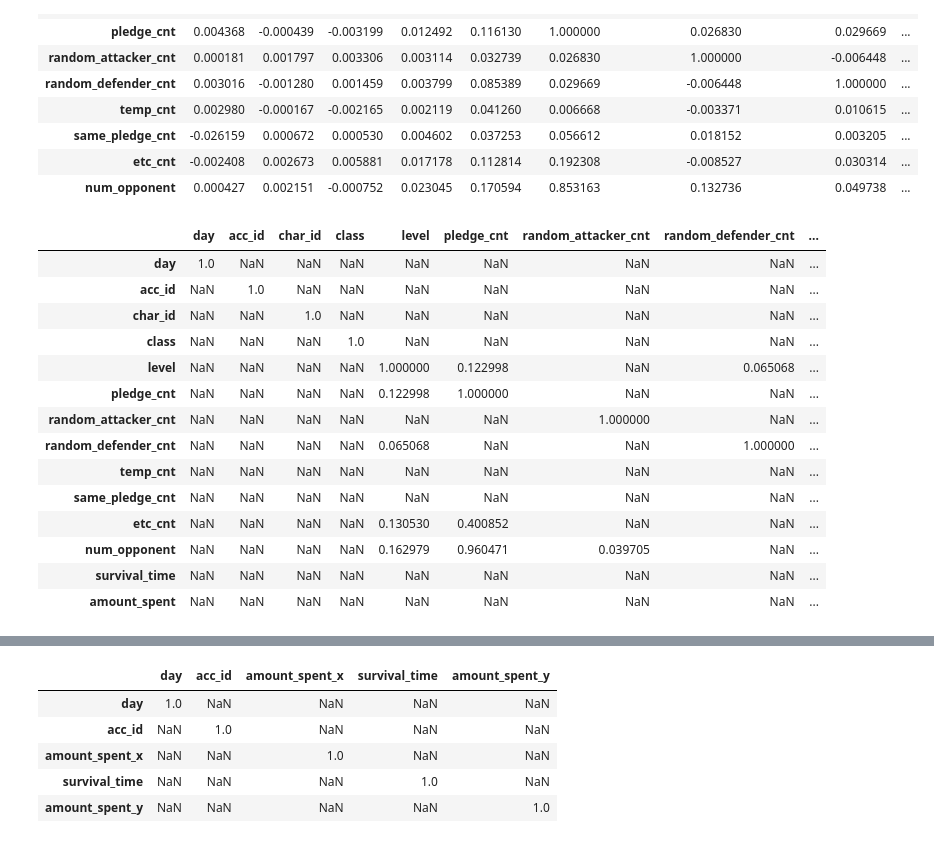
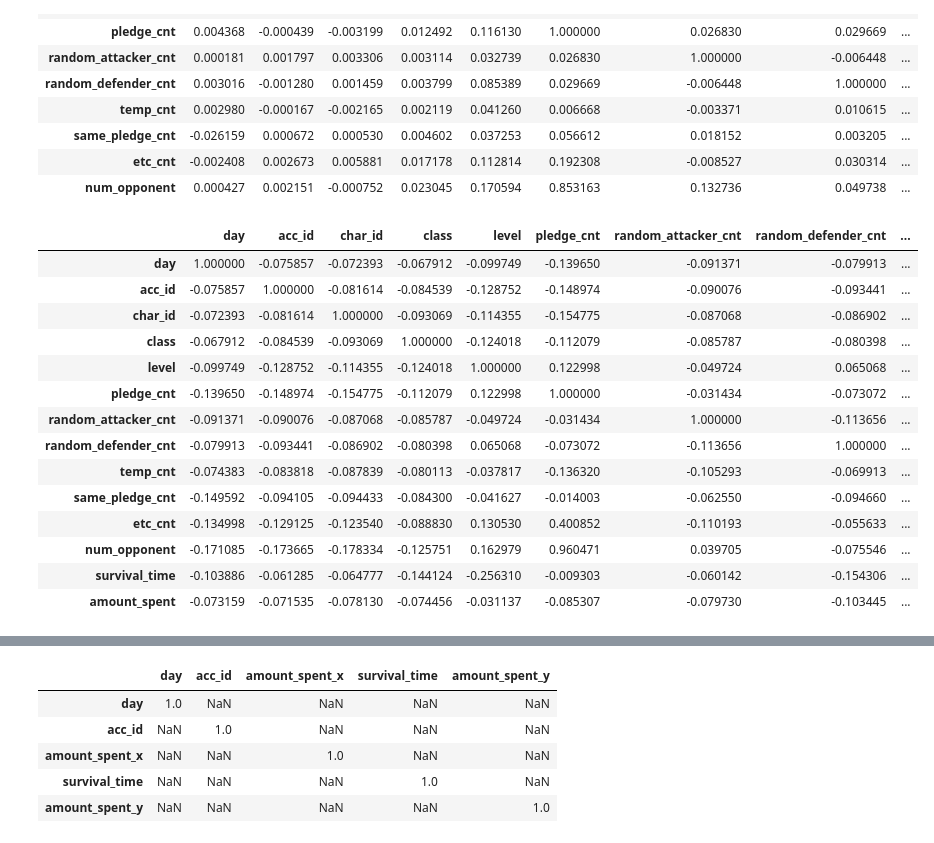
Before and after one commit to cyberjam/BigContest, a Jupyter notebook: BigCombat.ipynb, the cells around one changed output, grey strips where cells are left out. Saved outputs shown, nothing was run; the diff lists cells and outputs as text; code cells hidden in the pictures.

```diff
--- a/BigCombat.ipynb
+++ b/BigCombat.ipynb
@@ -356,23 +355,23 @@ combat.corr()
 # %%
 result =pd.merge(combat,label,how='inner',on='acc_id').corr()
 result
-result.corr()[result.corr()>0]
+result.corr()
 # %% [output]
 |  | day | acc_id | char_id | class | level | pledge_cnt | random_attacker_cnt | random_defender_cnt | ... |
-| day | 1.0 | NaN | NaN | NaN | NaN | NaN | NaN | NaN | ... |
-| acc_id | NaN | 1.0 | NaN | NaN | NaN | NaN | NaN | NaN | ... |
-| char_id | NaN | NaN | 1.0 | NaN | NaN | NaN | NaN | NaN | ... |
-| class | NaN | NaN | NaN | 1.0 | NaN | NaN | NaN | NaN | ... |
-| level | NaN | NaN | NaN | NaN | 1.000000 | 0.122998 | NaN | 0.065068 | ... |
-| pledge_cnt | NaN | NaN | NaN | NaN | 0.122998 | 1.000000 | NaN | NaN | ... |
-| random_attacker_cnt | NaN | NaN | NaN | NaN | NaN | NaN | 1.000000 | NaN | ... |
-| random_defender_cnt | NaN | NaN | NaN | NaN | 0.065068 | NaN | NaN | 1.000000 | ... |
-| temp_cnt | NaN | NaN | NaN | NaN | NaN | NaN | NaN | NaN | ... |
-| same_pledge_cnt | NaN | NaN | NaN | NaN | NaN | NaN | NaN | NaN | ... |
-| etc_cnt | NaN | NaN | NaN | NaN | 0.130530 | 0.400852 | NaN | NaN | ... |
-| num_opponent | NaN | NaN | NaN | NaN | 0.162979 | 0.960471 | 0.039705 | NaN | ... |
-| survival_time | NaN | NaN | NaN | NaN | NaN | NaN | NaN | NaN | ... |
-| amount_spent | NaN | NaN | NaN | NaN | NaN | NaN | NaN | NaN | ... |
+| day | 1.000000 | -0.075857 | -0.072393 | -0.067912 | -0.099749 | -0.139650 | -0.091371 | -0.079913 | ... |
+| acc_id | -0.075857 | 1.000000 | -0.081614 | -0.084539 | -0.128752 | -0.148974 | -0.090076 | -0.093441 | ... |
+| char_id | -0.072393 | -0.081614 | 1.000000 | -0.093069 | -0.114355 | -0.154775 | -0.087068 | -0.086902 | ... |
+| class | -0.067912 | -0.084539 | -0.093069 | 1.000000 | -0.124018 | -0.112079 | -0.085787 | -0.080398 | ... |
+| level | -0.099749 | -0.128752 | -0.114355 | -0.124018 | 1.000000 | 0.122998 | -0.049724 | 0.065068 | ... |
+| pledge_cnt | -0.139650 | -0.148974 | -0.154775 | -0.112079 | 0.122998 | 1.000000 | -0.031434 | -0.073072 | ... |
+| random_attacker_cnt | -0.091371 | -0.090076 | -0.087068 | -0.085787 | -0.049724 | -0.031434 | 1.000000 | -0.113656 | ... |
+| random_defender_cnt | -0.079913 | -0.093441 | -0.086902 | -0.080398 | 0.065068 | -0.073072 | -0.113656 | 1.000000 | ... |
+| temp_cnt | -0.074383 | -0.083818 | -0.087839 | -0.080113 | -0.037817 | -0.136320 | -0.105293 | -0.069913 | ... |
+| same_pledge_cnt | -0.149592 | -0.094105 | -0.094433 | -0.084300 | -0.041627 | -0.014003 | -0.062550 | -0.094660 | ... |
+| etc_cnt | -0.134998 | -0.129125 | -0.123540 | -0.088830 | 0.130530 | 0.400852 | -0.110193 | -0.055633 | ... |
+| num_opponent | -0.171085 | -0.173665 | -0.178334 | -0.125751 | 0.162979 | 0.960471 | 0.039705 | -0.075546 | ... |
+| survival_time | -0.103886 | -0.061285 | -0.064777 | -0.144124 | -0.256310 | -0.009303 | -0.060142 | -0.154306 | ... |
+| amount_spent | -0.073159 | -0.071535 | -0.078130 | -0.074456 | -0.031137 | -0.085307 | -0.079730 | -0.103445 | ... |
 # %%
 print(type(result))
 # %% [output]
```
Also changed, not shown: parts of 4 cells of this notebook, 2 other files.
